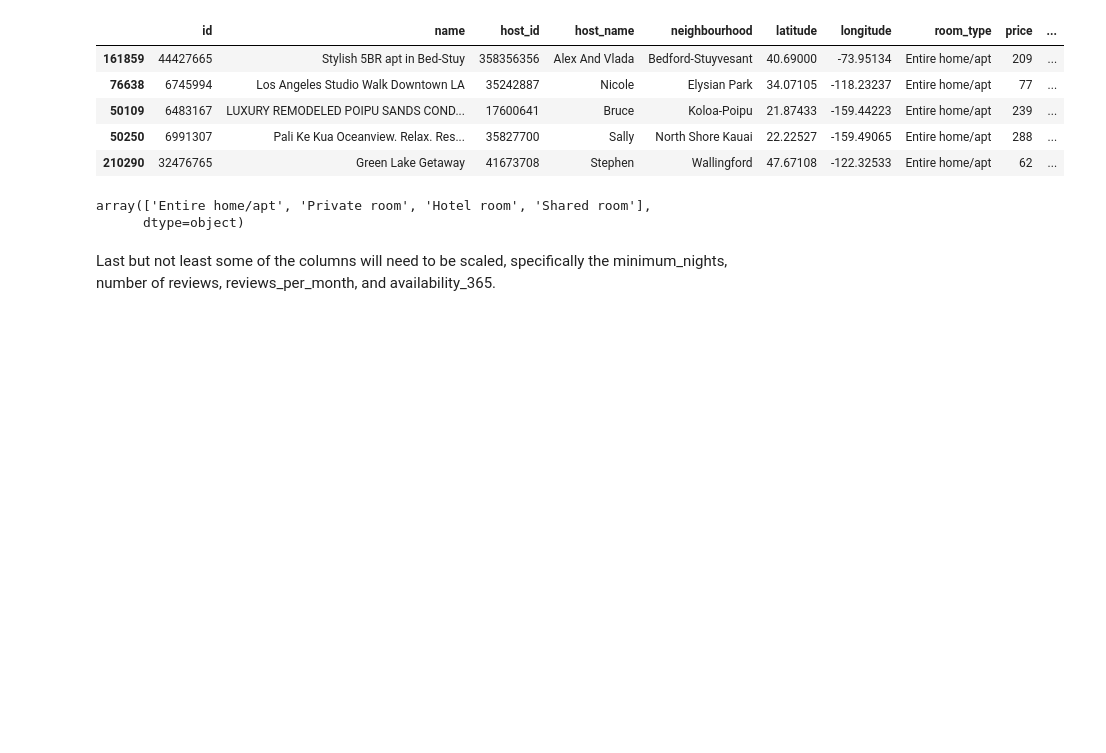
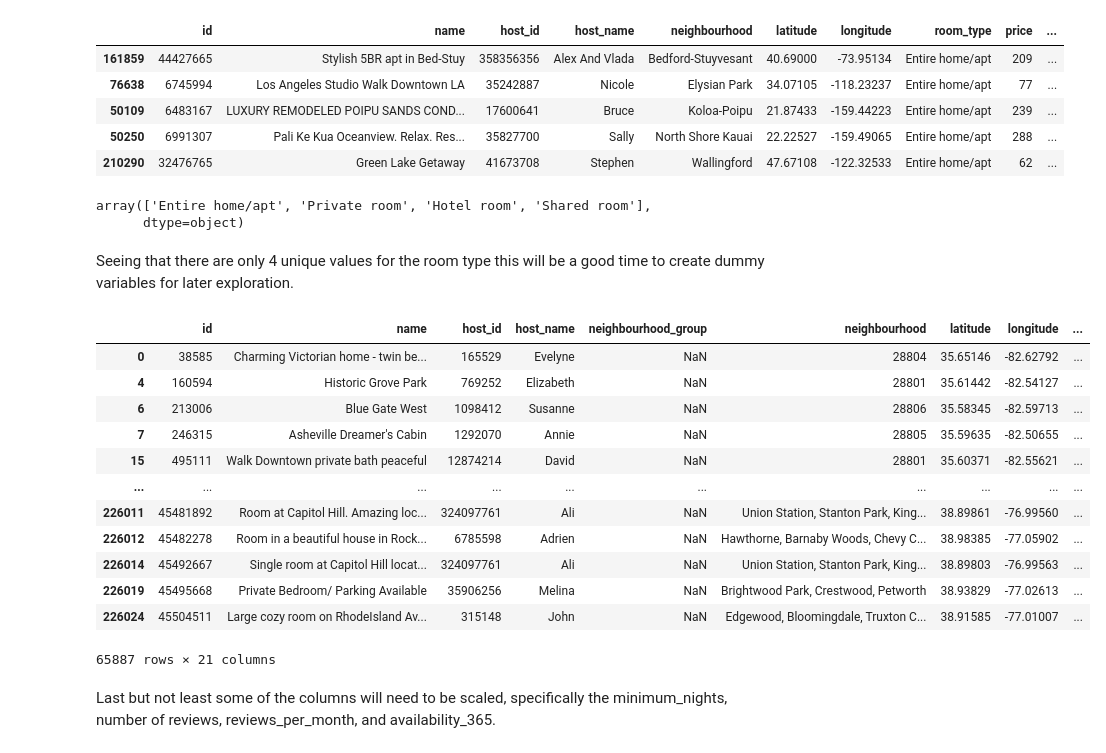
Before and after one commit to Matthew-Mays/air-bnb-prediction-project, a Jupyter notebook: prepare.ipynb, the cells around one changed output. Cells and saved outputs as stored; diff of their text form; code cells hidden in the pictures; blank space fills up the shorter version.

Commit message:
added a new function for creating dummy variables and updated the data prep function to include it

```diff
--- a/prepare.ipynb
+++ b/prepare.ipynb
@@ -112,6 +112,34 @@ train.room_type.unique()
 # %% [output]
 array(['Entire home/apt', 'Private room', 'Hotel room', 'Shared room'],
       dtype=object)
+# %% [markdown]
+Seeing that there are only 4 unique values for the room type this will be a good time to create dummy variables for later exploration.
+# %%
+def airbnb_dummies(df):
+    # Create dummy variables for the room_type column
+    type_dummies = pd.get_dummies(df['room_type'], drop_first=False)
+    # rename these dummie
+    type_dummies = type_dummies.rename(columns={type_dummies.columns[0] : 'entire_home', type_dummies.columns[1] : 'hotel_room', type_dummies.columns[2] : 'private_room', type_dummies.columns[3] : 'shared_room'})
+    df = pd.concat([df, type_dummies], axis=1)
+    return df
+# %%
+df = airbnb_dummies(df)
+# %%
+df[df.private_room == 1]
+# %% [output]
+|  | id | name | host_id | host_name | neighbourhood_group | neighbourhood | latitude | longitude | ... |
+| 0 | 38585 | Charming Victorian home - twin be... | 165529 | Evelyne | NaN | 28804 | 35.65146 | -82.62792 | ... |
+| 4 | 160594 | Historic Grove Park | 769252 | Elizabeth | NaN | 28801 | 35.61442 | -82.54127 | ... |
+| 6 | 213006 | Blue Gate West | 1098412 | Susanne | NaN | 28806 | 35.58345 | -82.59713 | ... |
+| 7 | 246315 | Asheville Dreamer's Cabin | 1292070 | Annie | NaN | 28805 | 35.59635 | -82.50655 | ... |
+| 15 | 495111 | Walk Downtown private bath peaceful | 12874214 | David | NaN | 28801 | 35.60371 | -82.55621 | ... |
+| ... | ... | ... | ... | ... | ... | ... | ... | ... | ... |
+| 226011 | 45481892 | Room at Capitol Hill. Amazing loc... | 324097761 | Ali | NaN | Union Station, Stanton Park, King... | 38.89861 | -76.99560 | ... |
+| 226012 | 45482278 | Room in a beautiful house in Rock... | 6785598 | Adrien | NaN | Hawthorne, Barnaby Woods, Chevy C... | 38.98385 | -77.05902 | ... |
+| 226014 | 45492667 | Single room at Capitol Hill locat... | 324097761 | Ali | NaN | Union Station, Stanton Park, King... | 38.89803 | -76.99563 | ... |
+| 226019 | 45495668 | Private Bedroom/ Parking Available | 35906256 | Melina | NaN | Brightwood Park, Crestwood, Petworth | 38.93829 | -77.02613 | ... |
+| 226024 | 45504511 | Large cozy room on RhodeIsland Av... | 315148 | John | NaN | Edgewood, Bloomingdale, Truxton C... | 38.91585 | -77.01007 | ... |
+65887 rows × 21 columns
 # %% [markdown]
 Last but not least some of the columns will need to be scaled, specifically the minimum_nights, number of reviews, reviews_per_month, and availability_365.
 # %%
```
Also changed, not shown: parts of 6 cells of this notebook, 1 other file.
